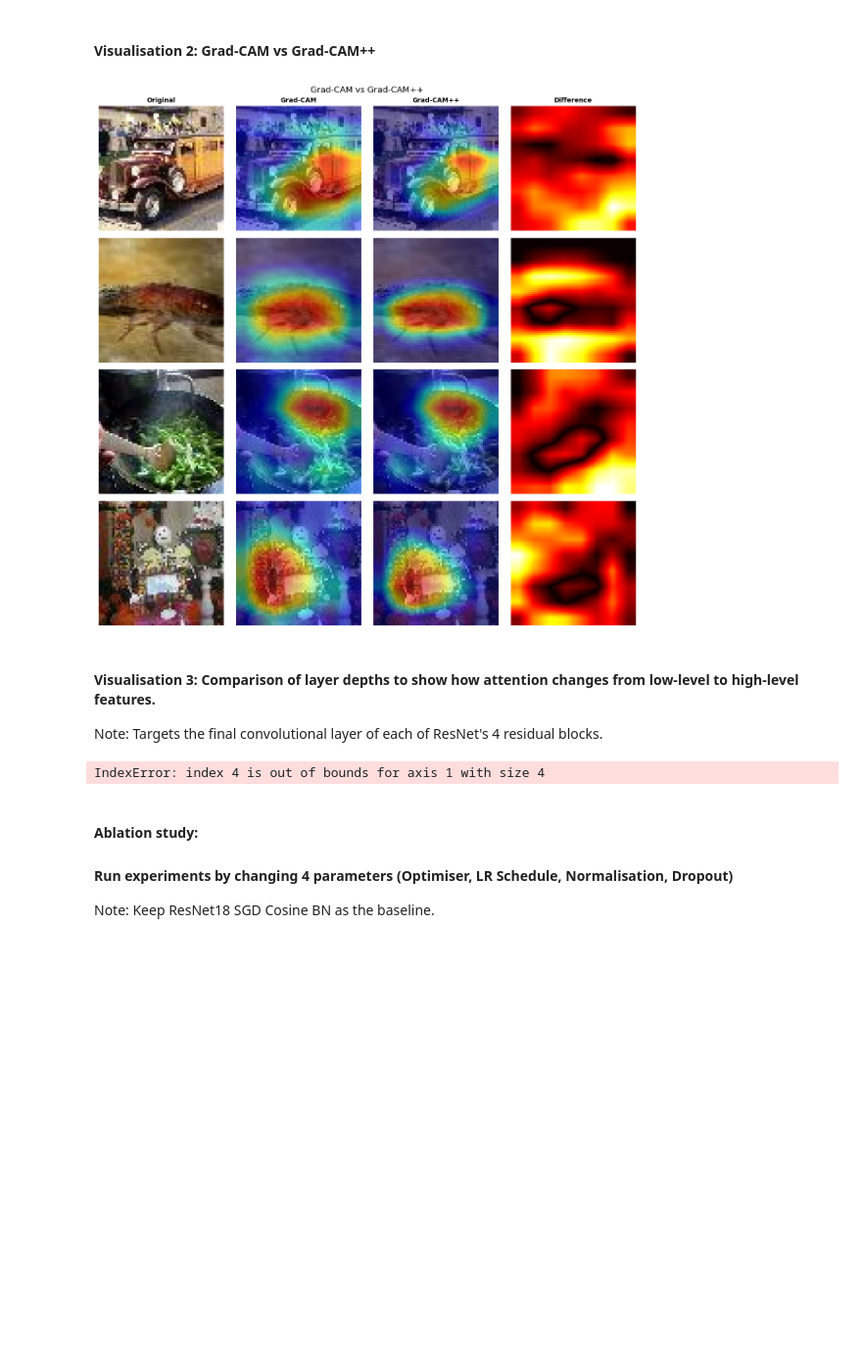
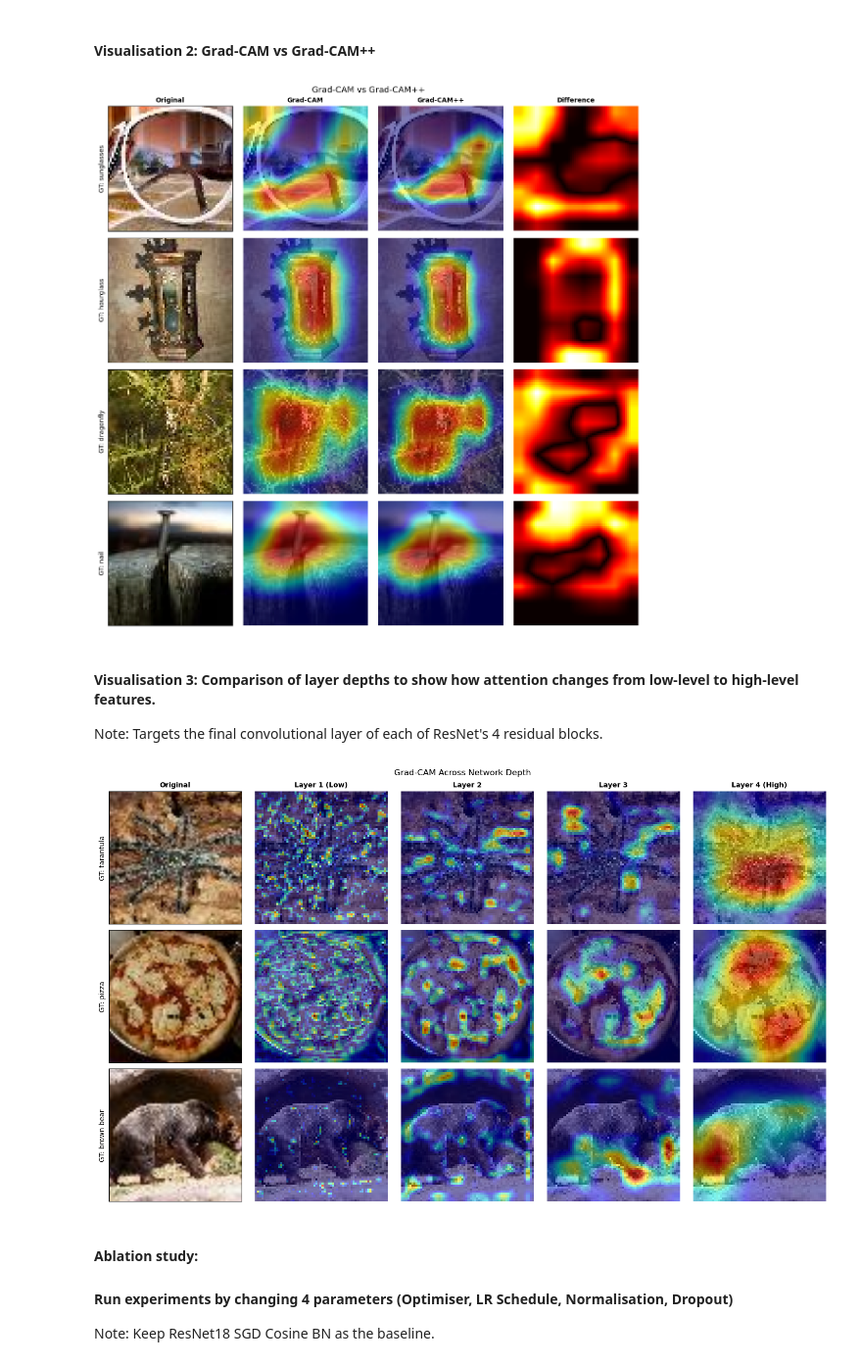
Before and after one commit to amchahal/cnn-gradcam-tiny-imagenet, a Jupyter notebook: cnn_gradcam.ipynb, the cells around one changed output. Shown at 98% size. Drawn from its saved outputs; the diff is of its cells as text; code cells hidden in the pictures; blank space fills up the shorter version.

```diff
--- a/cnn_gradcam.ipynb
+++ b/cnn_gradcam.ipynb
@@ -188,8 +200,9 @@ for i, (tensor, name) in enumerate(zip(tensors_4, names_4)):
     # Column 1
     # Shows the raw image and the ground truth label
     axes[i, 0].imshow(img_np)
-    axes[i, 0].set_ylabel(name, fontsize=7)
-    axes[i, 0].axis("off")
+    axes[i, 0].set_ylabel(f"GT: {name}", fontsize=10)
+    axes[i, 0].set_xticks([])
+    axes[i, 0].set_yticks([])
 
     # Column 2
     # Grad-CAM overlay
@@ -214,7 +227,7 @@ plt.tight_layout()
 plt.savefig("./results/gradcam_comparison.png", dpi=150, bbox_inches="tight")
 plt.show()
 # %% [output]
-[figure, old version]
+[figure, new version]
 # %% [markdown]
 #### Visualisation 3: Comparison of layer depths to show how attention changes from low-level to high-level features.
 Note: Targets the final convolutional layer of each of ResNet's 4 residual blocks.
@@ -224,37 +237,39 @@ layers = [
     ("Layer 2", model.layer2[-1].conv2),
     ("Layer 3", model.layer3[-1].conv2),
     ("Layer 4 (High)", model.layer4[-1].conv2)
 ]
 
 sample_tensors, sample_names = get_val_samples(n=3)
+fig, axes = plt.subplots(3, 5, figsize=(15, 9))
 
 # Creates a 3x5 grid of 3 randomly sampled validation images
 for j, t in enumerate(["Original"] + [n for n, _ in layers]):
     axes[0, j].set_title(t, fontsize=10, fontweight="bold")
 
 for i, (tensor, name) in enumerate(zip(sample_tensors, sample_names)):
     img_np = np.clip(denormalise(tensor).permute(1,2,0).cpu().numpy(), 0, 1)
     img_uint8 = (img_np * 255).astype("uint8")
 
     # Column 1
     # Shows the raw image and the ground truth label
-    axes[i, 0].imshow(img_np)
-    axes[i, 0].set_ylabel(name, fontsize=7)
-    axes[i, 0].axis("off")
+    axes[i, 0].imshow(img_np, interpolation="bilinear")
+    axes[i, 0].set_ylabel(f"GT: {name}", fontsize=10)
+    axes[i, 0].set_xticks([])
+    axes[i, 0].set_yticks([])
 
     # Columns 2-5
     # Shows Grad-CAM heatmap at each layer
     for j, (layer_name, layer) in enumerate(layers):
         cam, _ = GradCAM(model, layer).generate(tensor.unsqueeze(0))
         axes[i, j+1].imshow(overlay_cam(img_uint8, cam))
         axes[i, j+1].axis("off")
 
 plt.suptitle("Grad-CAM Across Network Depth", fontsize=12)
 plt.tight_layout()
 plt.savefig("./results/layer_depth_comparison.png", dpi=150, bbox_inches="tight")
 plt.show()
 # %% [output]
-IndexError: index 4 is out of bounds for axis 1 with size 4
+[figure, added]
 # %% [markdown]
 #### Ablation study:
 #### Run experiments by changing 4 parameters (Optimiser, LR Schedule, Normalisation, Dropout)
```
Also changed, not shown: parts of 15 cells of this notebook, 1 other file.
